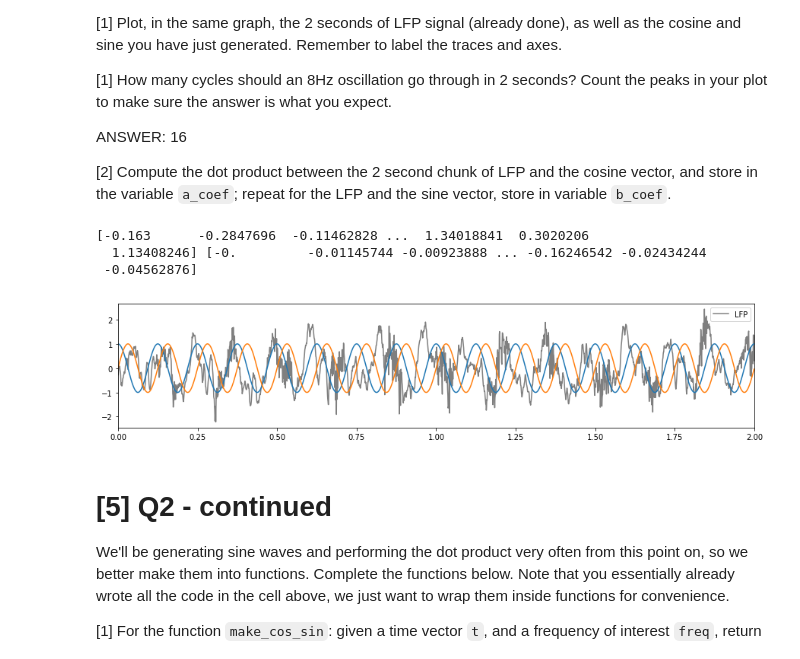
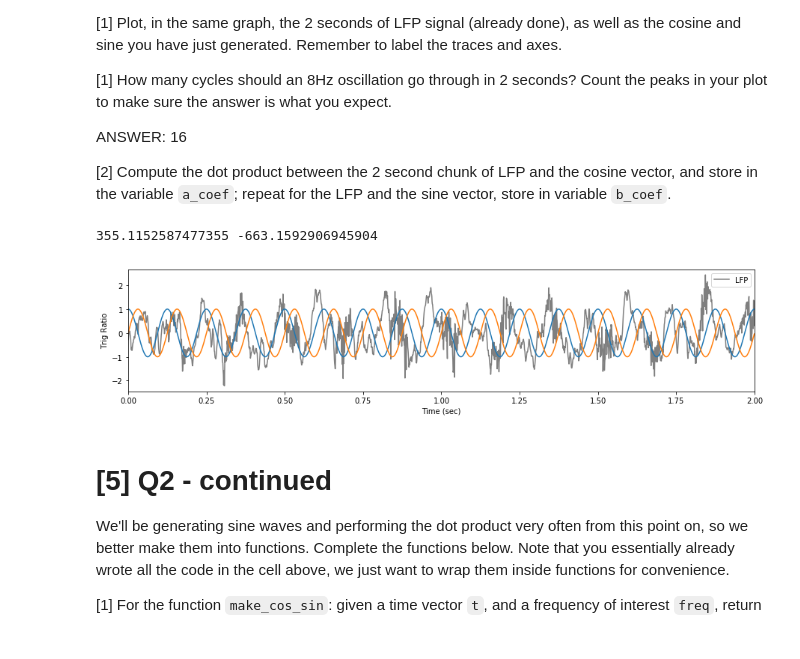
Before and after one commit to ajkeamy/COGS118C, a Jupyter notebook: Assignments/A2-FourierTransform.ipynb, the cells around one changed output. Saved outputs shown, nothing was run; the diff lists cells and outputs as text; code cells hidden in the pictures.

```diff
--- a/Assignments/A2-FourierTransform.ipynb
+++ b/Assignments/A2-FourierTransform.ipynb
@@ -141,21 +141,21 @@ ANSWER: 16
 # %%
 freq = 8 # Hz
 cos = np.cos(2*(np.pi) * t_short * freq)
 sin = np.sin(2*(np.pi) * t_short * freq)
 plt.figure(figsize=(15,3))
 plt.plot(t_short, lfp_short, 'k', label='LFP', alpha=0.5)
 plt.xlim([0,2]); plt.legend()
-plt.plot(t_short,cos,label = "cosine")
-plt.plot(t_short,sin,label = "cosine")
+plt.plot(t_short,cos,label = "cos")
+plt.plot(t_short,sin,label = "sin")
+plt.xlabel('Time (sec)')
+plt.ylabel('Trig Ratio')
 
-a_coef = lfp_short * cos
-b_coef = lfp_short *sin
+a_coef = np.dot(lfp_short, cos)
+b_coef = np.dot(lfp_short, sin)
 print(a_coef, b_coef)
 # %% [output]
-[-0.163      -0.2847696  -0.11462828 ...  1.34018841  0.3020206
-  1.13408246] [-0.         -0.01145744 -0.00923888 ... -0.16246542 -0.02434244
- -0.04562876]
+355.1152587477355 -663.1592906945904
-[figure, old version]
+[figure, new version]
 # %% [markdown]
 # [5] Q2 - continued
 We'll be generating sine waves and performing the dot product very often from this point on, so we better make them into functions. Complete the functions below. Note that you essentially already wrote all the code in the cell above, we just want to wrap them inside functions for convenience.
```
Also changed, not shown: parts of 16 cells of this notebook.
